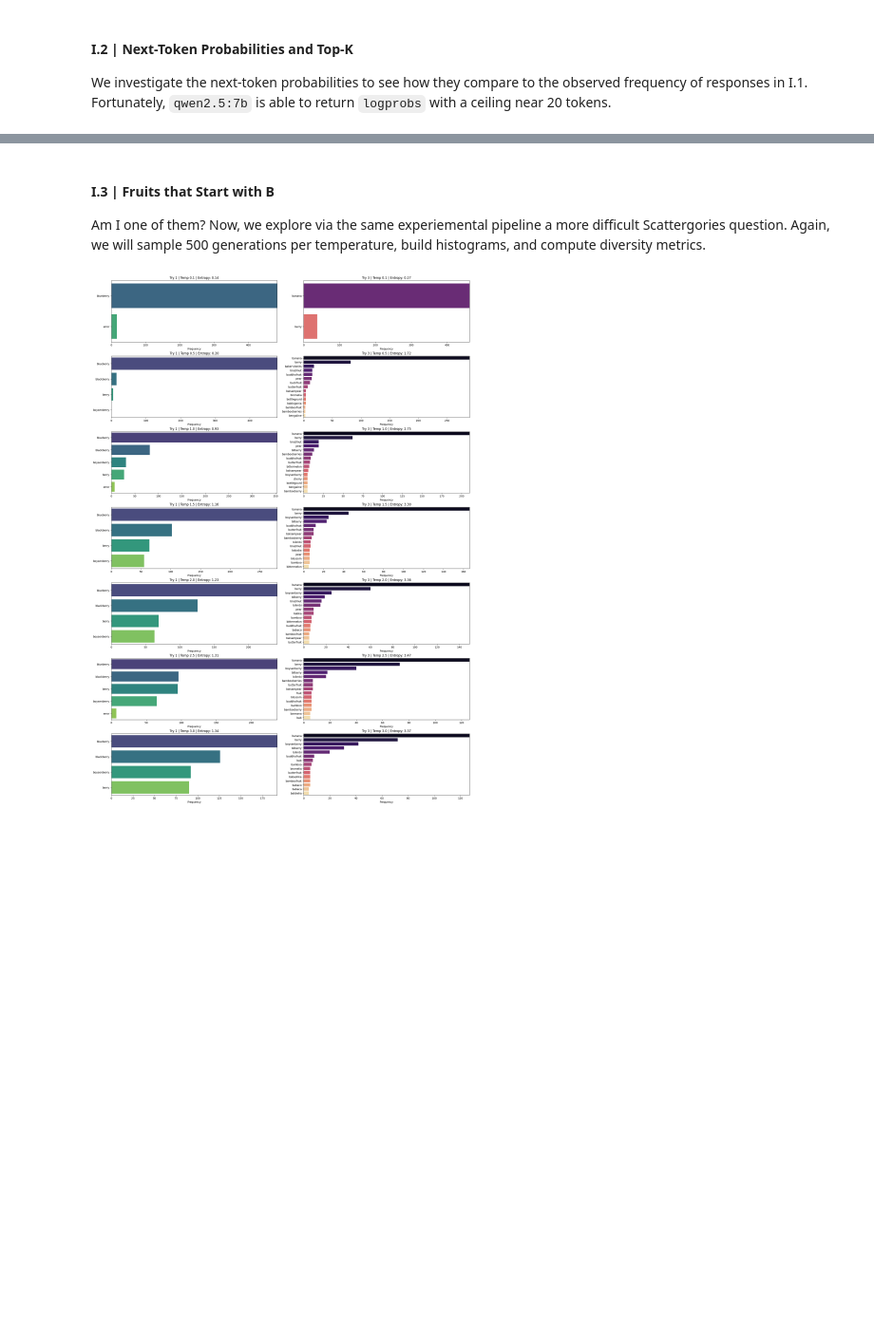
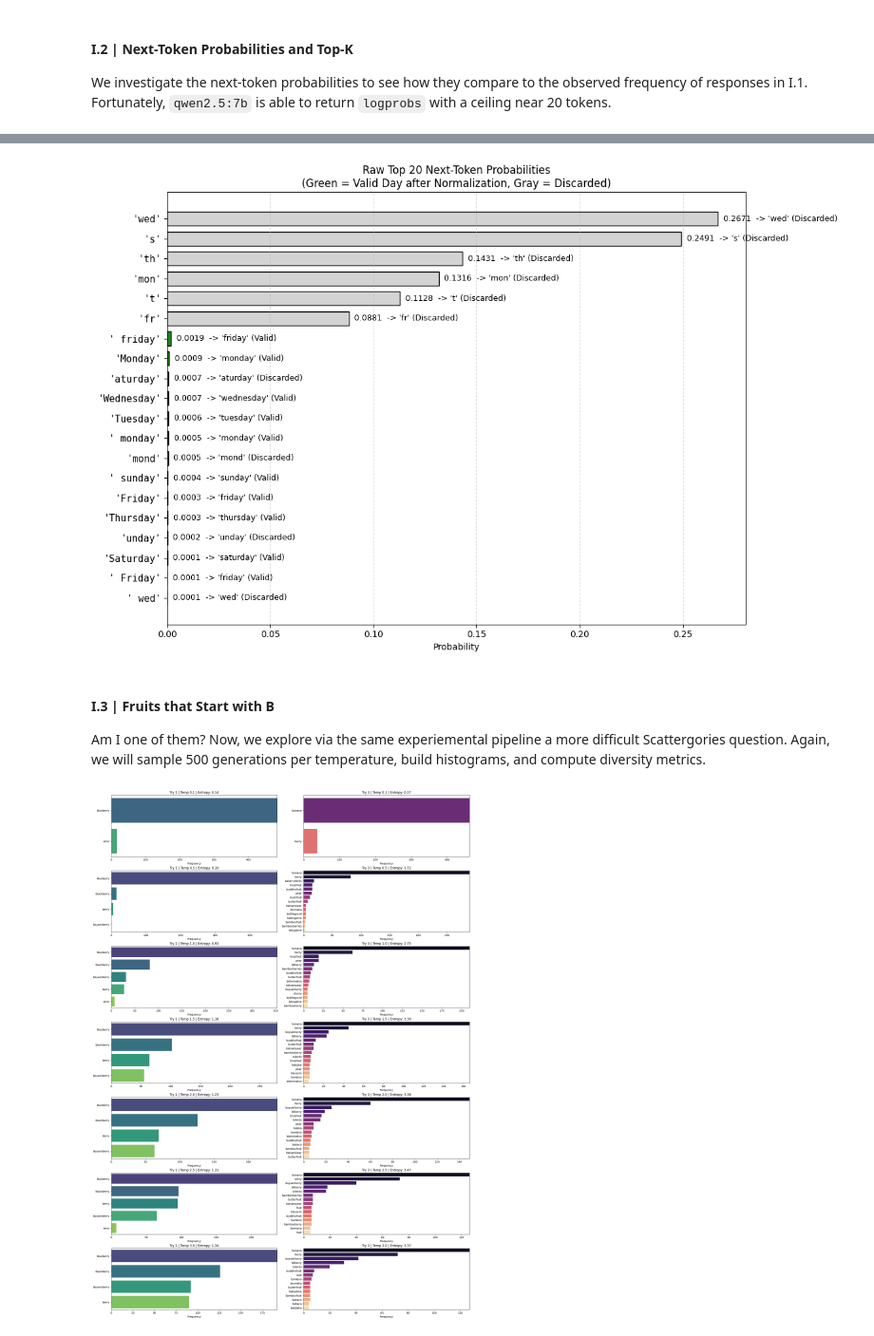
Before and after one commit to abrandontran/5350-Social-Algorithms, a Jupyter notebook: Assignment 3/part1.ipynb, the cells around one changed output, grey strips where cells are left out. Shown at 95% size. Cells and saved outputs as stored; diff of their text form; code cells hidden in the pictures; blank space fills up the shorter version.

```diff
--- a/Assignment 3/part1.ipynb
+++ b/Assignment 3/part1.ipynb
@@ -176,7 +176,11 @@ payload = {
     "top_logprobs": 20,
     "options": {
         "temperature": 1.0,
-        "num_predict": 1
+        "num_predict": 1,
+        "top_k": 0,            # Disables Top-K truncation
+        "top_p": 1.0,          # Disables Top-P truncation
+        "min_p": 0.0,          # Disables Min-P truncation
+        "repeat_penalty": 1.0  # Disables Ollama's default repeat penalty (1.1)
     }
 }
 
@@ -200,6 +204,7 @@ if 'logprobs' in data and len(data['logprobs']) > 0:
 # Normalize
 total_prob = sum(raw_probs.values())
 internal_probs = {day: (raw_probs[day] / total_prob) if total_prob > 0 else 0 for day in VALID_DAYS}
+# internal_probs = raw_probs
 
 # Compare with Observed data
 df = pd.read_csv('working/part1_calibration_try1.csv')
@@ -213,6 +218,12 @@ print("\nDay\t\tInternal Prob\tObserved Prob")
 print("-" * 50)
 for day in VALID_DAYS:
     print(f"{day.capitalize():<15}{internal_probs[day]:.4f}\t\t{Observed_probs[day]:.4f}")
+
+# Print Actual Tokens
+for item in data['logprobs'][0].get('top_logprobs', [])[:5]:
+    token_str = repr(item['token']) # repr() reveals hidden spaces/newlines
+    prob = np.exp(item['logprob'])
+    print(f"{token_str:<15} {prob:.4f}")
 
 # Plot
 x = np.arange(len(VALID_DAYS))
@@ -242,4 +258,73 @@ Sunday         0.0705           0.2460
 [figure]
+# %%
+payload = {
+    "model": "qwen2.5:7b",
+    "prompt": "Return a day of the week in lowercase. Output only the weekday (no additional text). For example, you would output: saturday",
+    "stream": False,
+    "logprobs": True,
+    "top_logprobs": 20,
+    "options": {
+        "temperature": 1.0,
+        "num_predict": 1,
+        "top_k": 0,
+        "top_p": 1.0,
+        "min_p": 0.0,
+        "repeat_penalty": 1.0
+    }
+}
+
+response = requests.post("http://localhost:11434/api/generate", json=payload)
+data = response.json()
+
+tokens = []
+probs = []
+colors = []
+labels = []
+
+if 'logprobs' in data and len(data['logprobs']) > 0:
+    top_items = data['logprobs'][0].get('top_logprobs', [])
+
+    for item in top_items:
+        raw_token = item['token']
+        prob = np.exp(item['logprob'])
+
+        # Determine whether token would be valid under normalization
+        normalized = normalize_answer(raw_token)
+        is_valid = normalized in VALID_DAYS
+
+        tokens.append(repr(raw_token))
+        probs.append(prob)
+        colors.append('forestgreen' if is_valid else 'lightgray')
+
+        # Token -> Normalized Result Label
+        status = f"-> '{normalized}' (Valid)" if is_valid else f"-> '{normalized}' (Discarded)"
+        labels.append(status)
+
+# Plot
+fig, ax = plt.subplots(figsize=(12, 8))
+y_pos = np.arange(len(tokens))
+bars = ax.barh(y_pos, probs, color=colors, edgecolor='black', height=0.7)
+ax.invert_yaxis()
+
+# Labels and Titles
+ax.set_yticks(y_pos)
+ax.set_yticklabels(tokens, fontfamily='monospace', fontsize=11) # Monospace font highlights spacing
+ax.set_xlabel('Probability')
+ax.set_title(f'Raw Top {len(tokens)} Next-Token Probabilities\n(Green = Valid Day after Normalization, Gray = Discarded)')
+
+# Value Labels
+for i, bar in enumerate(bars):
+    width = bar.get_width()
+    label_text = f"{width:.4f}  {labels[i]}"
+    ax.text(width + (max(probs)*0.01), bar.get_y() + bar.get_height()/2,
+            label_text,
+            va='center', fontsize=9, color='black')
+
+ax.grid(axis='x', linestyle='--', alpha=0.5)
+plt.tight_layout()
+plt.show()
+# %% [output]
+[figure, added]
 # %% [markdown]
 #### I.3 | Fruits that Start with B
 Am I one of them? Now, we explore via the same experiemental pipeline a more difficult Scattergories question. Again, we will sample 500 generations per temperature, build histograms, and compute diversity metrics.
```
Also changed, not shown: parts of 2 cells of this notebook, 1 other file.
